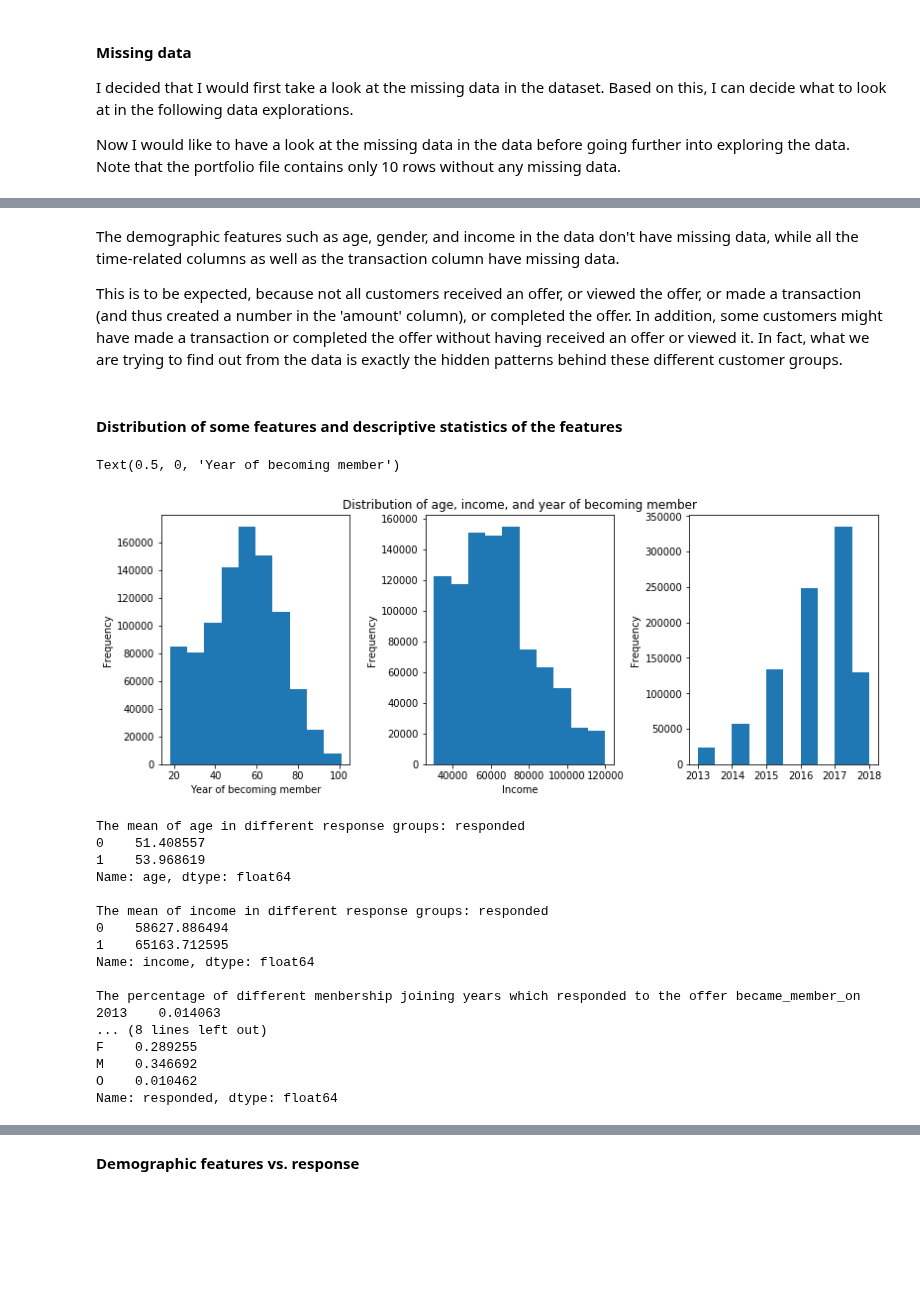
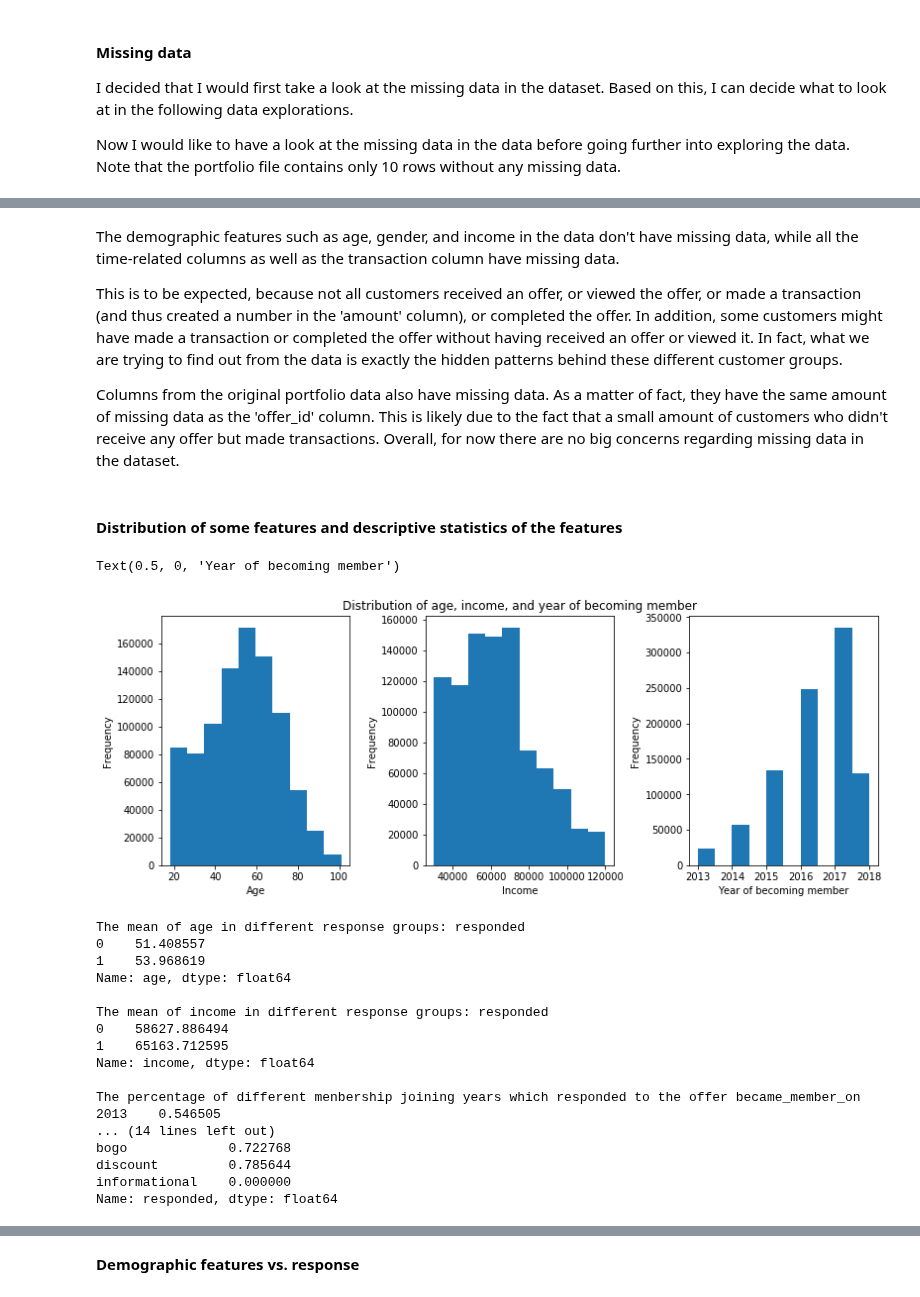
Before and after one commit to Kilie/starbucks, a Jupyter notebook: Starbucks_Capstone_notebook.ipynb, the cells around one changed output, grey strips where cells are left out. Saved outputs shown, nothing was run; the diff lists cells and outputs as text; code cells hidden in the pictures; blank space fills up the shorter version.

```diff
--- a/Starbucks_Capstone_notebook.ipynb
+++ b/Starbucks_Capstone_notebook.ipynb
@@ -540,28 +578,31 @@ dtype: float64
 The demographic features such as age, gender, and income in the data don't have missing data, while all the time-related columns as well as the transaction column have missing data.
 
 This is to be expected, because not all customers received an offer, or viewed the offer, or made a transaction (and thus created a number in the 'amount' column), or completed the offer. In addition, some customers might have made a transaction or completed the offer without having received an offer or viewed it. In fact, what we are trying to find out from the data is exactly the hidden patterns behind these different customer groups.
+
+Columns from the original portfolio data also have missing data. As a matter of fact, they have the same amount of missing data as the 'offer_id' column. This is likely due to the fact that a small amount of customers who didn't receive any offer but made transactions. Overall, for now there are no big concerns regarding missing data in the dataset.
 # %% [markdown]
 #### Distribution of some features and descriptive statistics of the features
 # %%
 # Visualize the distribution of the age, income, and year of becoming member of the customers
 fig, axis = plt.subplots(1, 3)
 plt.subplots_adjust(wspace=0.4, hspace=0.4, top=1.0, right=1.8)
 ax_1 = df['age'].plot.hist(ax=axis[0])
 ax_2 = df['income'].plot.hist(ax=axis[1])
 ax_3 = df['became_member_on'].plot.hist(ax=axis[2])
 ax_1.set_xlabel('Age')
 ax_2.set_xlabel('Income')
 ax_2.set_title('Distribution of age, income, and year of becoming member')
-ax_1.set_xlabel('Year of becoming member')
+ax_3.set_xlabel('Year of becoming member')
 # %% [output]
 Text(0.5, 0, 'Year of becoming member')
-[figure, old version]
+[figure, new version]
 # %%
 # Take a look at different features in the responded and not responded groups
 age_mean = df.groupby('responded').age.mean()
 income_mean = df.groupby('responded').income.mean()
-became_member_on_percent = df.groupby('became_member_on').responded.sum()/df.shape[0]
-gender_percent = df.groupby('gender').responded.sum()/df.shape[0]
+became_member_on_percent = df.groupby('became_member_on').responded.mean()
+gender_percent = df.groupby('gender').responded.mean()
+offer_type = df.groupby('offer_type').responded.mean()
 
 print('The mean of age in different response groups: {}'.format(age_mean))
 print('')
@@ -570,6 +611,8 @@ print('')
 print('The percentage of different menbership joining years which responded to the offer {}'.format(became_member_on_percent))
 print('')
 print('The percentage of different genders which responded to the offer: {}'.format(gender_percent))
+print('')
+print('The percentage of customers who responded to each offer type: {}'.format(offer_type))
 # %% [output]
 The mean of age in different response groups: responded
 0    51.408557
@@ -582,10 +625,10 @@ The mean of income in different response groups: responded
 Name: income, dtype: float64
 
 The percentage of different menbership joining years which responded to the offer became_member_on
-2013    0.014063
-... (8 lines left out)
-F    0.289255
-M    0.346692
-O    0.010462
+2013    0.546505
+... (14 lines left out)
+bogo             0.722768
+discount         0.785644
+informational    0.000000
 Name: responded, dtype: float64
 # %% [markdown]
```
Also changed, not shown: parts of 19 cells of this notebook.
